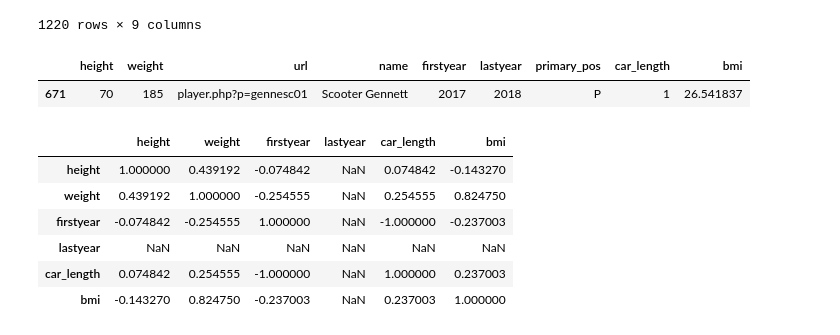
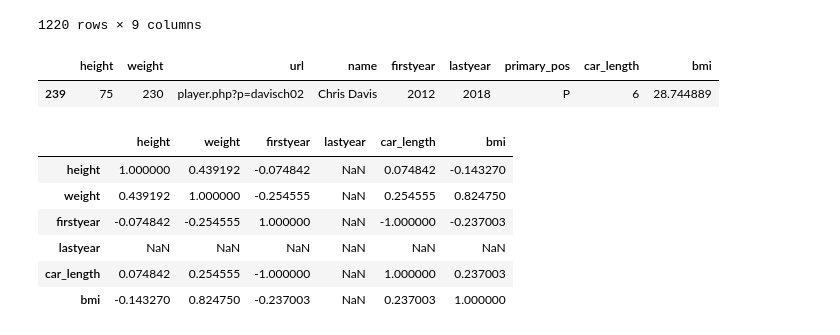
Before and after one commit to ethanarsht/fat_baseball, a Jupyter notebook: fat_baseball_scraper.ipynb, the cells around one changed output. Cells and saved outputs as stored; diff of their text form; code cells hidden in the pictures.

```diff
--- a/fat_baseball_scraper.ipynb
+++ b/fat_baseball_scraper.ipynb
@@ -274,10 +274,10 @@ df_stats.sort_values('car_length', ascending = False)
 | 107 | 75 | 240 | player.php?p=castidi01 | Diego Castillo | 2018 | 2018 | P | 0 | 29.994667 |
 1220 rows × 9 columns
 # %%
-df_stats[df_stats.name == 'Scooter Gennett']
+df_stats[df_stats.name == 'Chris Davis']
 # %% [output]
 |  | height | weight | url | name | firstyear | lastyear | primary_pos | car_length | bmi |
-| 671 | 70 | 185 | player.php?p=gennesc01 | Scooter Gennett | 2017 | 2018 | P | 1 | 26.541837 |
+| 239 | 75 | 230 | player.php?p=davisch02 | Chris Davis | 2012 | 2018 | P | 6 | 28.744889 |
 # %%
 df_pitchers = df_stats[df_stats['primary_pos'] == 'P']
 # %%
```
Also changed, not shown: 5 other files.
